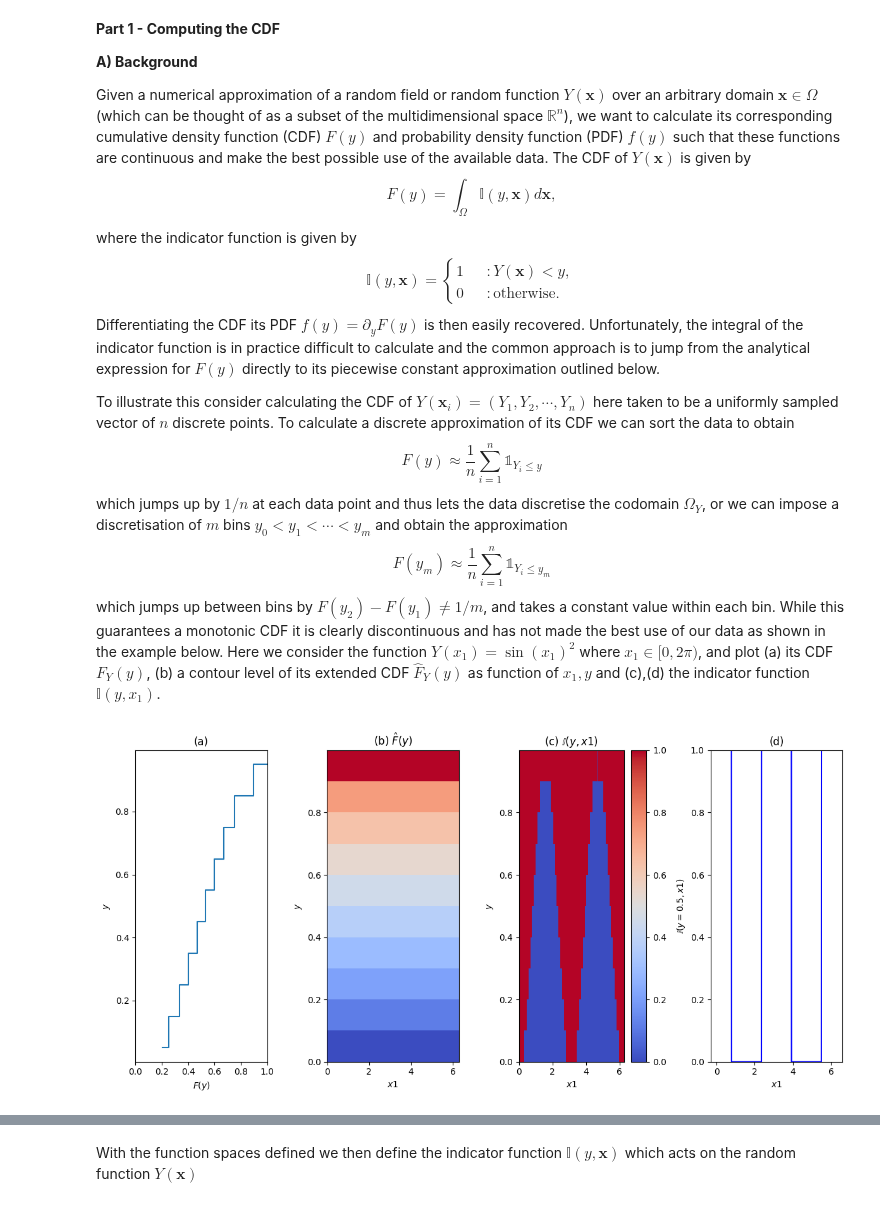
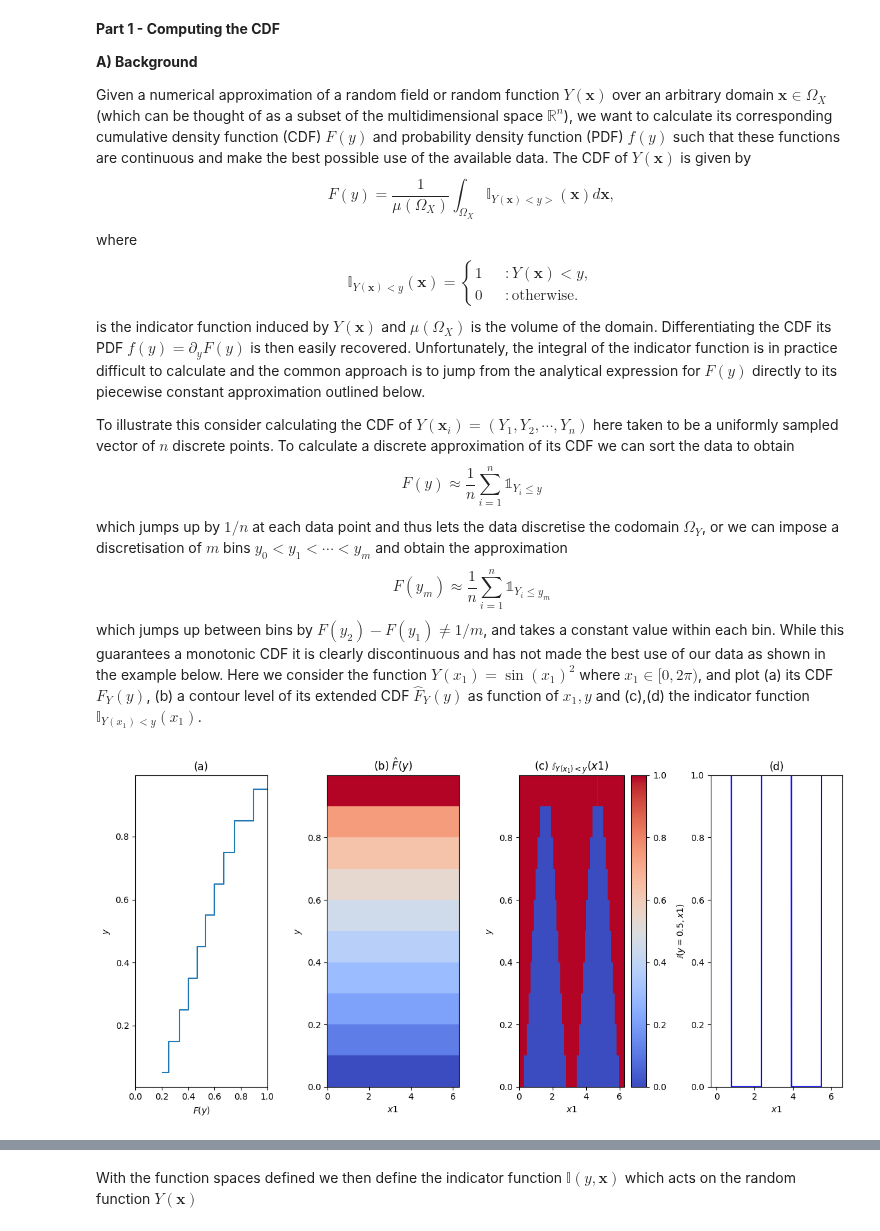
Before and after one commit to D-stratify/Numdf, a Jupyter notebook: notebooks/explanatory_notebooks/Part1_CDF_Construction.ipynb, the cells around one changed output, grey strips where cells are left out. Cells and saved outputs as stored; diff of their text form; code cells hidden in the pictures.

```diff
--- a/notebooks/explanatory_notebooks/Part1_CDF_Construction.ipynb
+++ b/notebooks/explanatory_notebooks/Part1_CDF_Construction.ipynb
@@ -13,19 +16,19 @@ except ImportError:
 
 **A) Background**
 
-Given a numerical approximation of a random field or random function $Y(\mathbf{x})$ over an arbitrary domain $\mathbf{x} \in \Omega$ (which can be thought of as a subset of the multidimensional space $\mathbb{R}^n$), we want to calculate its corresponding cumulative density function (CDF) $F(y)$ and probability density function (PDF) $f(y)$ such that these functions are continuous and make the best possible use of the available data. The CDF of $Y(\mathbf{x})$ is given by
+Given a numerical approximation of a random field or random function $Y(\mathbf{x})$ over an arbitrary domain $\mathbf{x} \in \Omega_X$ (which can be thought of as a subset of the multidimensional space $\mathbb{R}^n$), we want to calculate its corresponding cumulative density function (CDF) $F(y)$ and probability density function (PDF) $f(y)$ such that these functions are continuous and make the best possible use of the available data. The CDF of $Y(\mathbf{x})$ is given by
 \begin{equation*}
-    F(y) = \int_{\Omega} \mathbb{I}(y,\mathbf{x}) d \mathbf{x},
+    F(y) = \frac{1}{\mu(\Omega_X)}\int_{\Omega_X} \mathbb{I}_{Y(\mathbf{x}) < y>}(\mathbf{x}) d \mathbf{x},
 \end{equation*}
-where the indicator function is given by
+where
 \begin{equation*}
-    \mathbb{I}(y,\mathbf{x}) =
+    \mathbb{I}_{Y(\mathbf{x}) < y}(\mathbf{x})  =
     \begin{cases}
     1 \quad &: Y(\mathbf{x}) < y, \\
     0 \quad &: \text{otherwise}.
     \end{cases}
 \end{equation*}
-Differentiating the CDF its PDF $f(y) = \partial_y F(y)$ is then easily recovered. Unfortunately, the integral of the indicator function is in practice difficult to calculate and the common approach is to jump from the analytical expression for $F(y)$ directly to its piecewise constant approximation outlined below.
+is the indicator function induced by $Y(\mathbf{x})$ and $\mu(\Omega_X)$ is the volume of the domain. Differentiating the CDF its PDF $f(y) = \partial_y F(y)$ is then easily recovered. Unfortunately, the integral of the indicator function is in practice difficult to calculate and the common approach is to jump from the analytical expression for $F(y)$ directly to its piecewise constant approximation outlined below.
 
 To illustrate this consider calculating the CDF of $Y(\mathbf{x}_i) = (Y_1, Y_2, \cdots ,Y_n)$ here taken to be a uniformly sampled vector of $n$ discrete points. To calculate a discrete approximation of its CDF we can sort the data to obtain
 \begin{equation*}
@@ -35,7 +38,7 @@ which jumps up by $1/n$ at each data point and thus lets the data discretise the
 \begin{equation*}
     F(y_m) \approx \frac{1}{n} \sum_{i=1}^n \mathbb{1}_{Y_i \leq y_m}
 \end{equation*}
-which jumps up between bins by $F(y_2) - F(y_1) \neq 1/m$, and takes a constant value within each bin. While this guarantees a monotonic CDF it is clearly discontinuous and has not made the best use of our data as shown in the example below. Here we consider the function $Y(x_1) = \sin(x_1)^2$ where $x_1 \in [0,2 \pi)$, and plot (a) its CDF $F_Y(y)$, (b) a contour level of its extended CDF $\hat{F}_Y(y)$ as function of $x_1,y$ and (c),(d) the indicator function $\mathbb{I}(y,x_1)$.
+which jumps up between bins by $F(y_2) - F(y_1) \neq 1/m$, and takes a constant value within each bin. While this guarantees a monotonic CDF it is clearly discontinuous and has not made the best use of our data as shown in the example below. Here we consider the function $Y(x_1) = \sin(x_1)^2$ where $x_1 \in [0,2 \pi)$, and plot (a) its CDF $F_Y(y)$, (b) a contour level of its extended CDF $\hat{F}_Y(y)$ as function of $x_1,y$ and (c),(d) the indicator function $\mathbb{I}_{Y(x_1) < y}(x_1)$.
 # %%
 import numpy as np
 import matplotlib.pyplot as plt
@@ -65,35 +68,35 @@ fig = plt.figure(figsize=(12,6))
 
 ax1 = fig.add_subplot(141)
 ax1.plot(F,y_c,drawstyle='steps-mid')
 ax1.set_xlim([0,1])
 ax1.set_title(r'(a)')
 ax1.set_ylabel(r'$y$')
 ax1.set_xlabel(r'$F(y)$')
 
 ax2 = fig.add_subplot(142)
 ax2.set_title(r'(b) $\hat{F}(y)$')
 ax2.pcolormesh(x1,y_c,np.outer(np.ones(n_x1),F).T,cmap='coolwarm')
 ax2.set_xlabel(r'$x1$')
 ax2.set_ylabel(r'$y$')
 
 ax3 = fig.add_subplot(143)
-ax3.set_title(r'(c) $\mathbb{I}(y,x1)$')
+ax3.set_title(r'(c) $\mathbb{I}_{Y(x_1) < y}(x1)$')
 im = ax3.pcolormesh(x1,y_c,IYX,cmap='coolwarm')
 fig.colorbar(im, ax=ax3)
 ax3.set_xlabel(r'$x1$')
 ax3.set_ylabel(r'$y$')
 
 ax4 = fig.add_subplot(144)
 ax4.plot(x1,I(Y(x1),0.5),'b')
 ax4.set_ylim([0,1])
 ax4.set_title(r'(d)')
 ax4.set_xlabel(r'$x1$')
 ax4.set_ylabel(r'$\mathbb{I}(y=0.5,x1)$')
 
 plt.tight_layout()
 plt.show()
 # %% [output]
-[figure, old version]
+[figure, new version]
 # %% [markdown]
 In the example above we have (1) implicitly assumed a basis of piecewise constant functions and (2) regarded the random field not as a continuous function of space but instead as a vector of grid point evaluations. How do we refine this "binning" approach?
 
```
Also changed, not shown: parts of 11 cells of this notebook, 3 other files.
